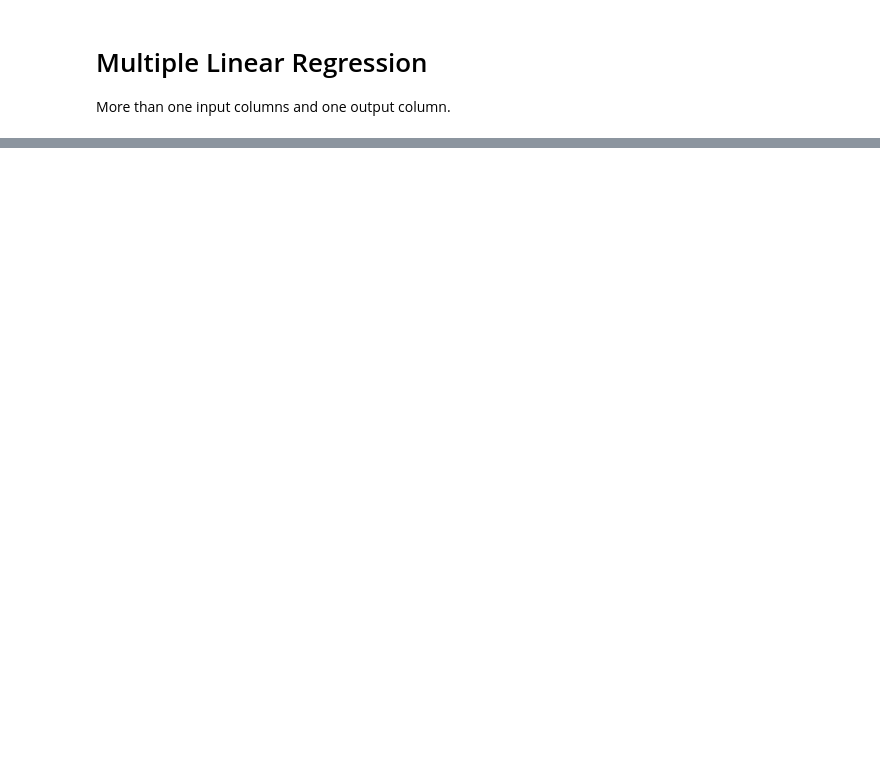
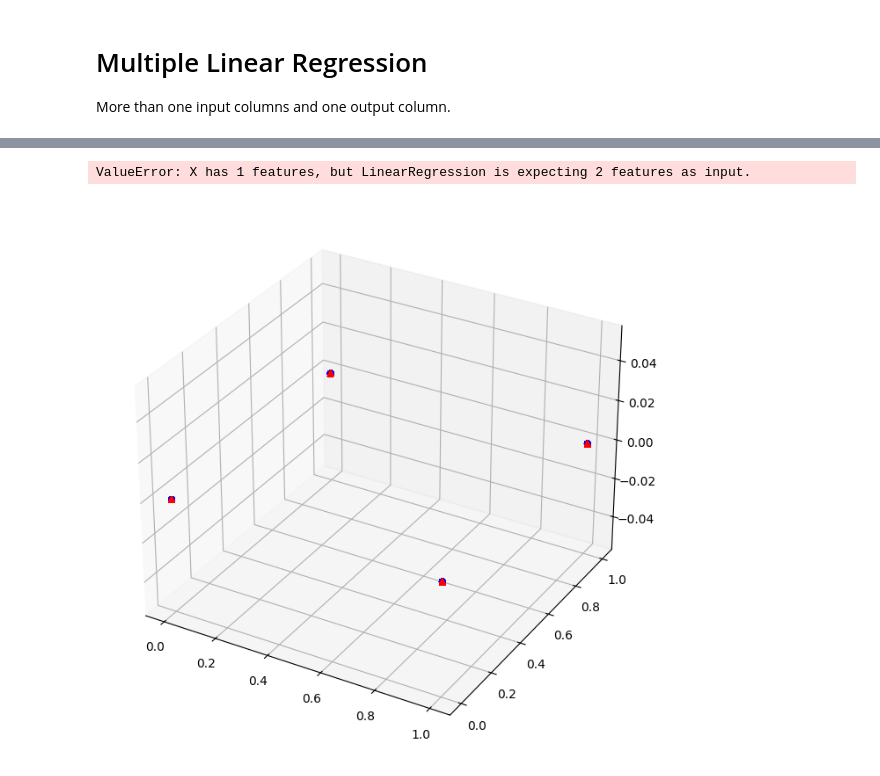
Before and after one commit to SagarChhabriya/K-Discovery-LR, a Jupyter notebook: MLR.ipynb, the cells around one changed output, grey strips where cells are left out. Cells and saved outputs as stored; diff of their text form; code cells hidden in the pictures; blank space fills up the shorter version.

```diff
--- a/MLR.ipynb
+++ b/MLR.ipynb
@@ -27,0 +63,2 @@ data
+# %%
+X_train, X_test, Y_train, Y_test = train_test_split(data[['duration','waiting']],data['kind'],test_size=0.2,random_state=2)
@@ -27,0 +78,3 @@ data
+# %%
+# Step4: Predict
+y_pred = lr.predict(X_test.values)
@@ -27,0 +104,29 @@ data
+# %%
+# Plotting the 3D visualization
+fig = plt.figure(figsize=(10, 8))
+ax = fig.add_subplot(111, projection='3d')
+
+# Plot actual data points
+ax.scatter(X_test.values.flatten(), Y_test.values.reshape(-1,1), c='blue', marker='o', label='Actual')
+
+# Plot predicted values
+ax.scatter(X_test.values.flatten(), y_pred.reshape(-1,1), c='red', marker='^', label='Predicted')
+
+# Plot the regression plane
+x_surface = np.linspace(data['duration'].min(), data['duration'].max(), 100)  # Assuming 'duration' is a feature in your data
+y_surface = lr.predict(x_surface.reshape(-1, 1))  # Predict using the linear regression model
+
+y_surface = lr.predict(x_surface.reshape(-1, 1))
+# X_surface, Y_surface = np.meshgrid(x_surface, y_surface)
+# ax.plot_surface(X_surface, Y_surface, x_surface.reshape(-1, 1), alpha=0.3, color='green', label='Regression Plane')
+
+# ax.set_xlabel('Duration')
+# ax.set_ylabel('Waiting')
+# ax.set_zlabel('Predicted Waiting')
+# ax.set_title('Linear Regression: Actual vs Predicted vs Regression Plane')
+
+# plt.legend()
+# plt.show()
+# %% [output]
+ValueError: X has 1 features, but LinearRegression is expecting 2 features as input.
+[figure, added]
```
Also changed, not shown: parts of 16 cells of this notebook.
